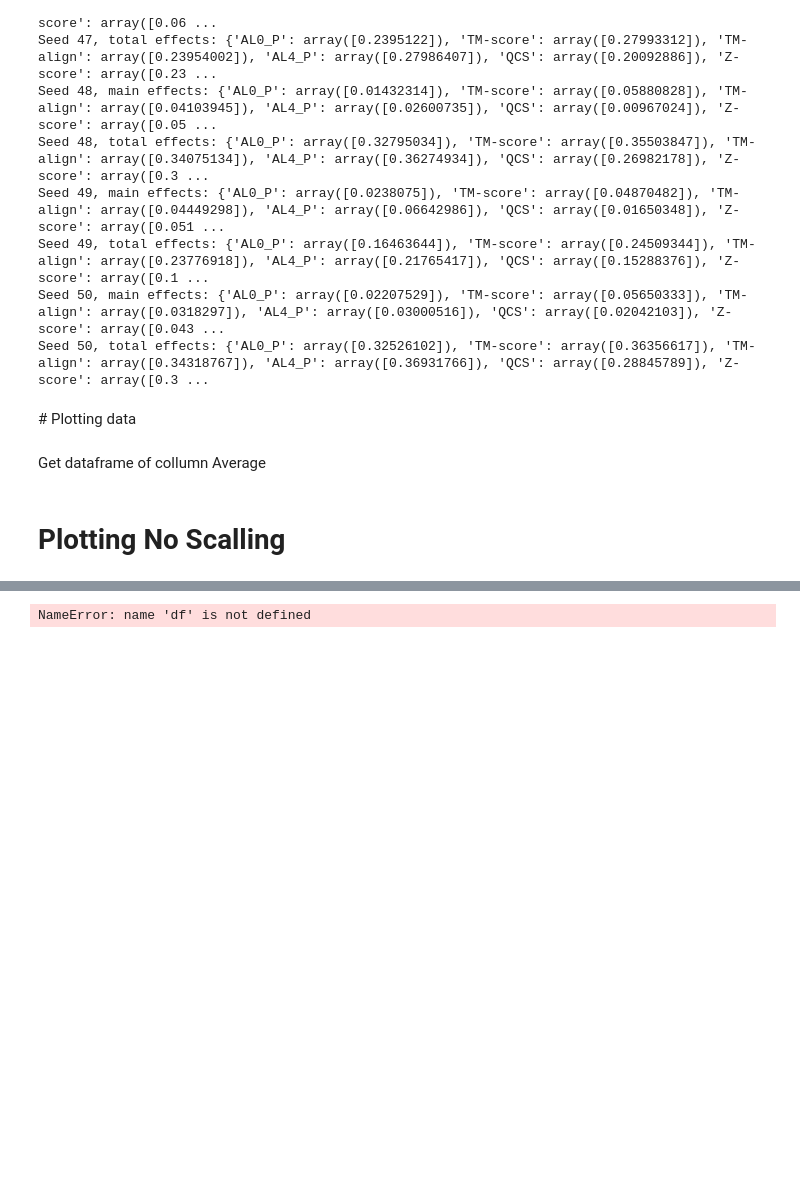
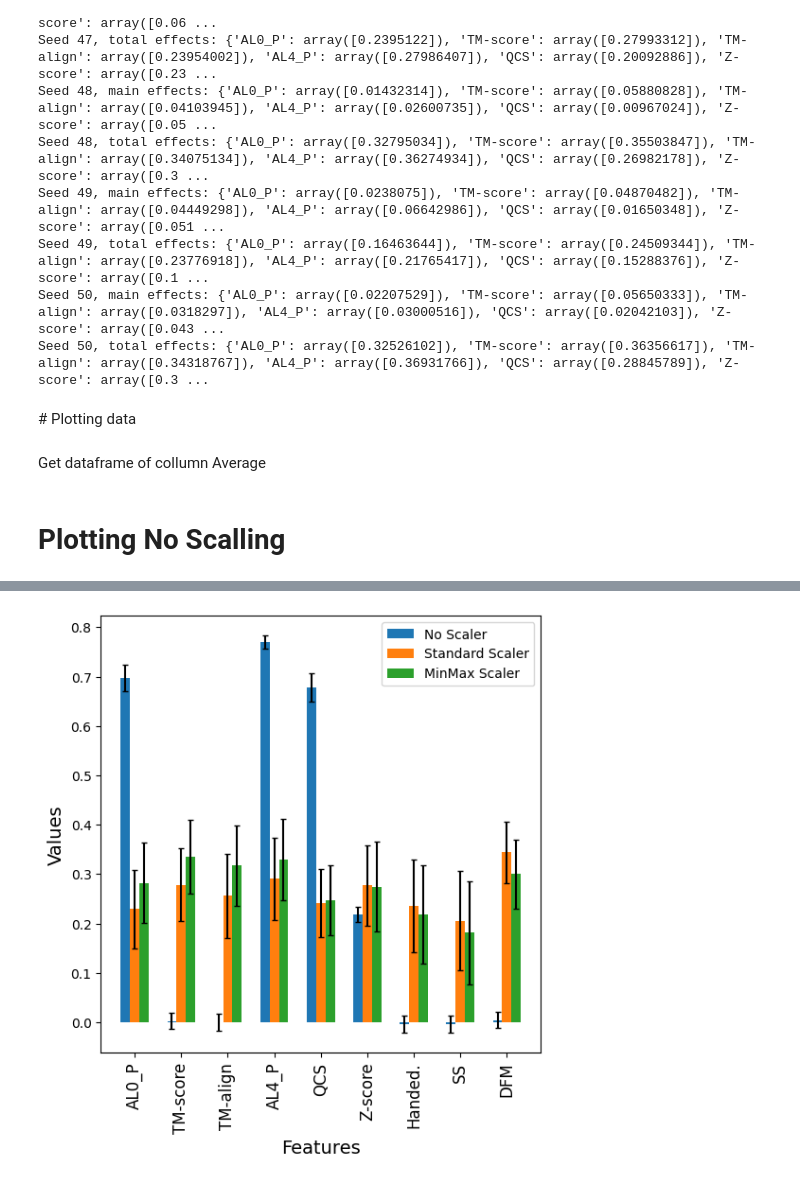
Before and after one commit to kemontei/l48-project, a Jupyter notebook: data/CASP15/sa_data/New data/l48_sa_averaging_casp15.ipynb, the cells around one changed output, grey strips where cells are left out. Saved outputs shown, nothing was run; the diff lists cells and outputs as text; code cells hidden in the pictures; blank space fills up the shorter version.

```diff
--- a/data/CASP15/sa_data/New data/l48_sa_averaging_casp15.ipynb
+++ b/data/CASP15/sa_data/New data/l48_sa_averaging_casp15.ipynb
@@ -253,32 +272,32 @@ plt.show()
 # %%
 total_effects = pd.read_csv("./total_effects.csv")
-total_effects_average_df,main_effects_std_dev_df = average_std(total_effects)
+total_effects_average_df,total_effects_std_dev_df = average_std(total_effects)
 
 total_effects_ss = pd.read_csv("./total_effects_stdscaler.csv")
-total_effects_ss_average_df,main_effects_ss_std_dev_df = average_std(total_effects_ss)
+total_effects_ss_average_df,total_effects_ss_std_dev_df = average_std(total_effects_ss)
 
 total_effects_mm = pd.read_csv("./total_effects_minmaxscaler.csv")
-total_effects_mm_average_df,main_effects_mm_std_dev_df = average_std(total_effects_mm)
+total_effects_mm_average_df,total_effects_mm_std_dev_df = average_std(total_effects_mm)
 
 
-fig, ax = plt.subplots(figsize=(20, 7))
+fig, ax = plt.subplots(figsize=(6, 6))
 
 
 bar_width = 0.2
 bar_positions = np.arange(len(main_effects_average_df.columns))
-ax.bar(bar_positions - bar_width, main_effects_average_df.iloc[0], width=bar_width, yerr=main_effects_std_dev_df.iloc[0], capsize=5, label='No Scaler')
-ax.bar(bar_positions, main_effects_ss_average_df.iloc[0], width=bar_width, yerr=main_effects_ss_std_dev_df.iloc[0], capsize=5, label='Standard Scaler')
-ax.bar(bar_positions + bar_width, main_effects_mm_average_df.iloc[0], width=bar_width, yerr=main_effects_mm_std_dev_df.iloc[0], capsize=5, label='MinMax Scaler')
+ax.bar(bar_positions - bar_width, total_effects_average_df.iloc[0], width=bar_width, yerr=total_effects_std_dev_df.iloc[0], capsize=2, label='No Scaler')
+ax.bar(bar_positions, total_effects_ss_average_df.iloc[0], width=bar_width, yerr=total_effects_ss_std_dev_df.iloc[0], capsize=2, label='Standard Scaler')
+ax.bar(bar_positions + bar_width, total_effects_mm_average_df.iloc[0], width=bar_width, yerr=mtotal_effects_mm_std_dev_df.iloc[0], capsize=2, label='MinMax Scaler')
 
 ax.set_xlabel('Features',fontsize=14)
 ax.set_ylabel('Values',fontsize=14)
 
 ax.set_xticks(bar_positions)
 ax.set_xticklabels(main_effects_average_df.columns,fontsize=12)
 ax.legend()
-
+plt.xticks(rotation = 90)
 plt.savefig('Total_effects.pdf', format='pdf', bbox_inches='tight')
 
 plt.show()
 # %% [output]
-NameError: name 'df' is not defined
+[figure, added]
```
Also changed, not shown: parts of 3 cells of this notebook, 6 other files.
